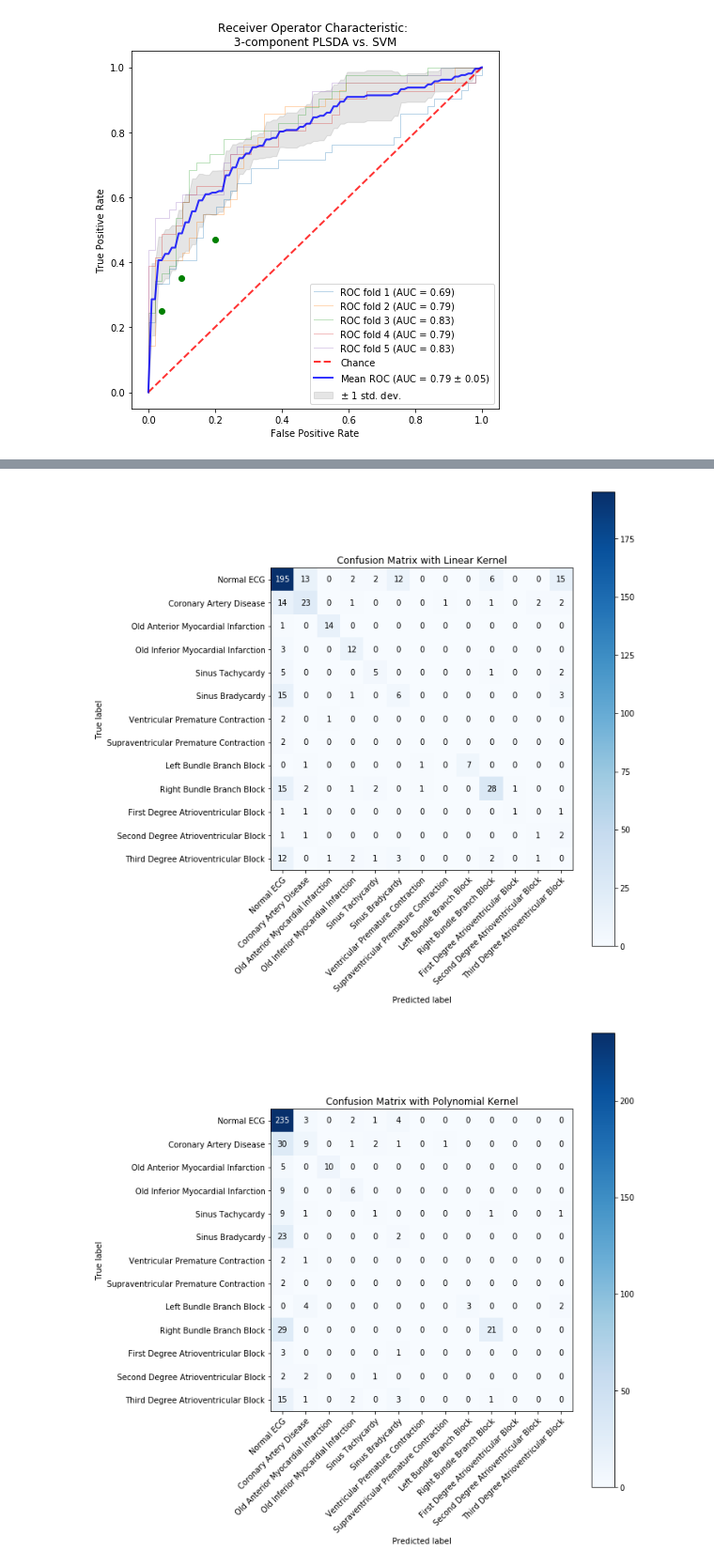
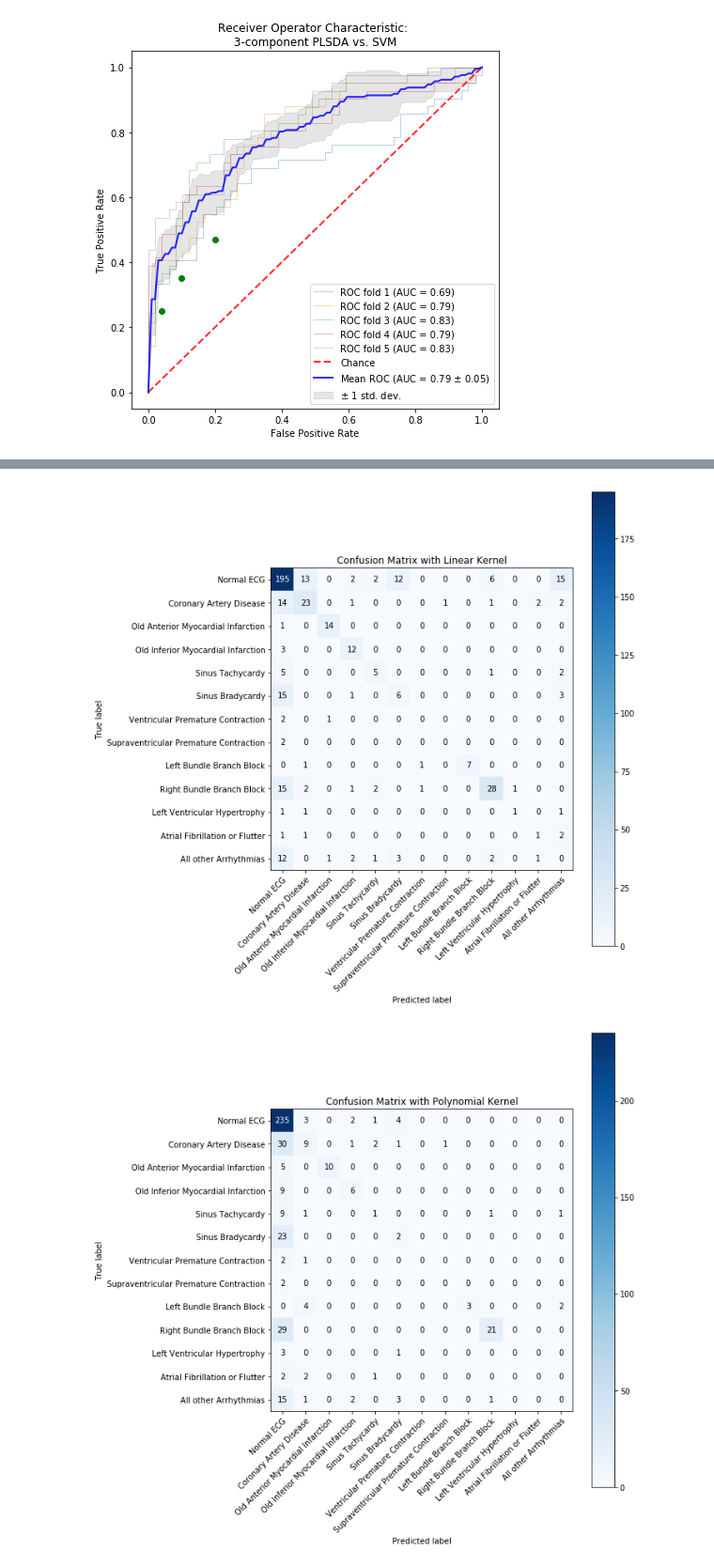
Before and after one commit to sriramrao10/188-Final-Project-Arrhythmia, a Jupyter notebook: Project_Begin.ipynb, the cells around one changed output, grey strips where cells are left out. Shown at 94% size. Drawn from its saved outputs; the diff is of its cells as text; code cells hidden in the pictures.

```diff
--- a/Project_Begin.ipynb
+++ b/Project_Begin.ipynb
@@ -299,13 +301,12 @@ def plot_confusion_matrix(y_true, y_pred, classes,
 # %%
 class_names = ["Normal ECG","Coronary Artery Disease","Old Anterior Myocardial Infarction","Old Inferior Myocardial Infarction",
                "Sinus Tachycardy","Sinus Bradycardy","Ventricular Premature Contraction","Supraventricular Premature Contraction",
-               "Left Bundle Branch Block","Right Bundle Branch Block","First Degree Atrioventricular Block",
-               "Second Degree Atrioventricular Block","Third Degree Atrioventricular Block","Left Ventricular Hypertrophy",
+               "Left Bundle Branch Block","Right Bundle Branch Block","Left Ventricular Hypertrophy",
                "Atrial Fibrillation or Flutter","All other Arrhythmias"]
 
 plot_confusion_matrix(Y.astype(int), Ypred_linear.astype(int), classes=class_names, title='Confusion Matrix with Linear Kernel');
 plot_confusion_matrix(Y.astype(int), Ypred_poly.astype(int), classes=class_names, title='Confusion Matrix with Polynomial Kernel');
 plot_confusion_matrix(Y.astype(int), Ypred_RBF.astype(int), classes=class_names, title='Confusion Matrix with RBF Kernel');
 # %% [output]
-[figure, old version]
+[figure, new version]
-[figure, old version]
+[figure, new version]
```
Also changed, not shown: parts of 4 cells of this notebook.
